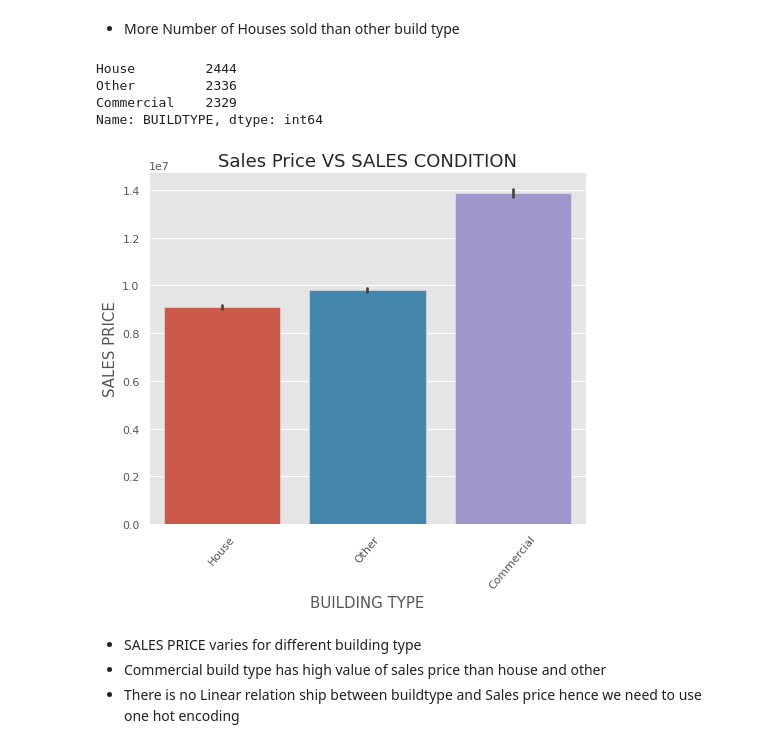
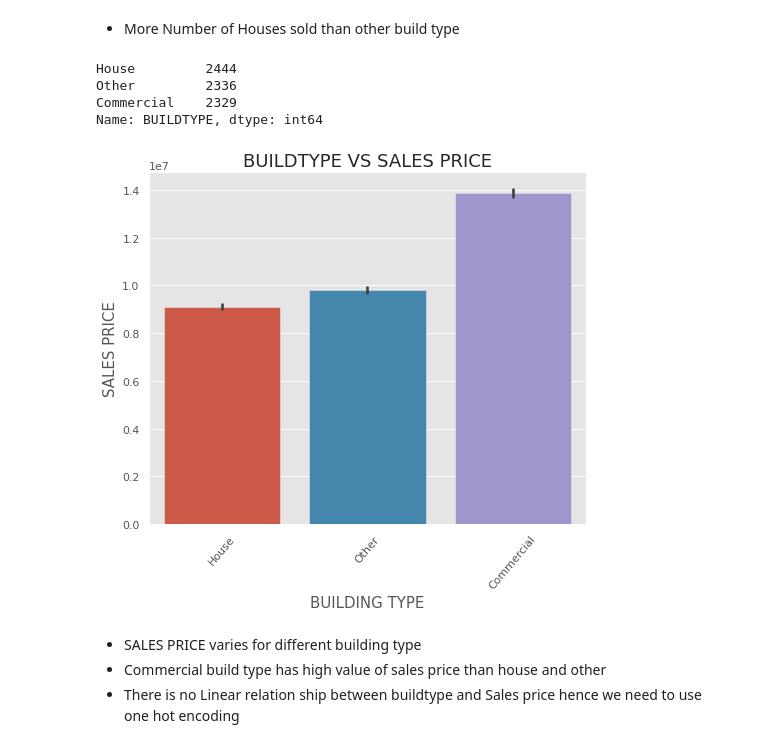
Before and after one commit to VARADHASARASVATHI/GuviProject, a Jupyter notebook: HousePricingPrediction_Varadharajan.ipynb, the cells around one changed output. Drawn from its saved outputs; the diff is of its cells as text; code cells hidden in the pictures.

```diff
--- a/HousePricingPrediction_Varadharajan.ipynb
+++ b/HousePricingPrediction_Varadharajan.ipynb
@@ -680,21 +676,21 @@ df['BUILDTYPE'].value_counts(ascending=True).plot(kind='pie',colors=colors, auto
 # %%
 df_grpbybuildtypeCond=df.groupby(["BUILDTYPE"])['SALES_PRICE'].mean().reset_index().sort_values('SALES_PRICE')
 plt.figure(figsize=(7,6))
-plt.title("Sales Price VS SALES CONDITION", size=18)
+plt.title("BUILDTYPE VS SALES PRICE", size=18)
 count=df['BUILDTYPE'].value_counts()
 print(count)
 sns.barplot(x='BUILDTYPE',y='SALES_PRICE',data=df,order=df_grpbybuildtypeCond['BUILDTYPE'])
 plt.xlabel("BUILDING TYPE", size=15)
 plt.ylabel("SALES PRICE", size=15)
 plt.tight_layout()
 plt.xticks(rotation=50)
 plt.show()
 # %% [output]
 House         2444
 Other         2336
 Commercial    2329
 Name: BUILDTYPE, dtype: int64
-[figure, old version]
+[figure, new version]
 # %% [markdown]
 * SALES PRICE varies for different building type
 * Commercial build type has high value of sales price than house and other
```
Also changed, not shown: parts of 33 cells of this notebook.
